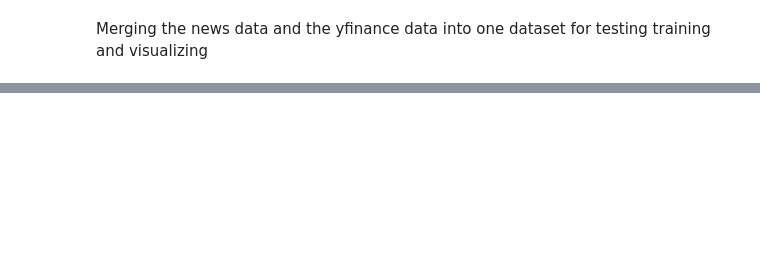
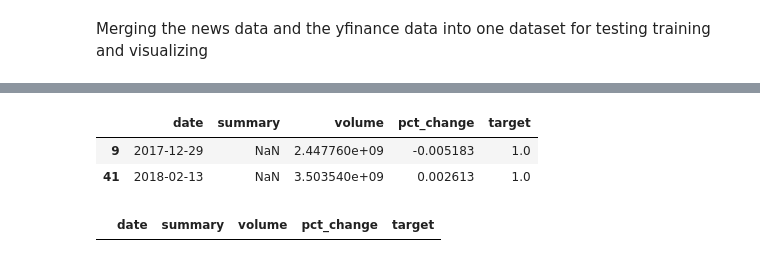
Before and after one commit to vincentzouras/financial-sentiment-analysis, a Jupyter notebook: merge_and_visualize__datasets.ipynb, the cells around one changed output, grey strips where cells are left out. Cells and saved outputs as stored; diff of their text form; code cells hidden in the pictures; blank space fills up the shorter version.

```diff
--- a/merge_and_visualize__datasets.ipynb
+++ b/merge_and_visualize__datasets.ipynb
@@ -41,0 +51,6 @@ merged_data.head()
+# %%
+merged_data[merged_data['summary'].isnull() | (merged_data['summary'] == '')]
+# %% [output]
+|  | date | summary | volume | pct_change | target |
+| 9 | 2017-12-29 | NaN | 2.447760e+09 | -0.005183 | 1.0 |
+| 41 | 2018-02-13 | NaN | 3.503540e+09 | 0.002613 | 1.0 |
@@ -41,0 +59,4 @@ merged_data.head()
+# %%
+merged_data[merged_data['summary'].isnull() | (merged_data['summary'] == '')]
+# %% [output]
+|  | date | summary | volume | pct_change | target |
```
Also changed, not shown: parts of 9 cells of this notebook, 1 other file.
